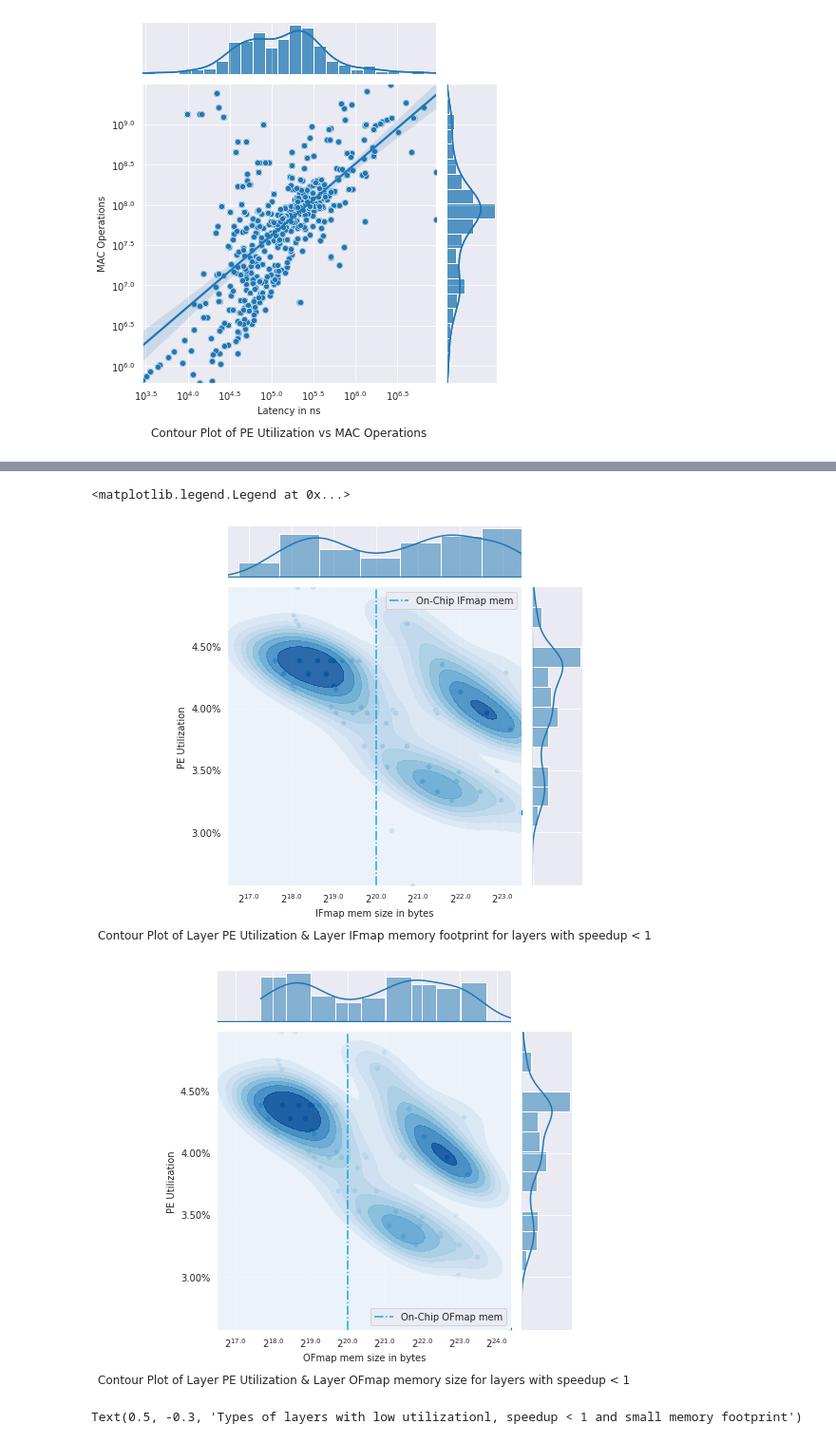
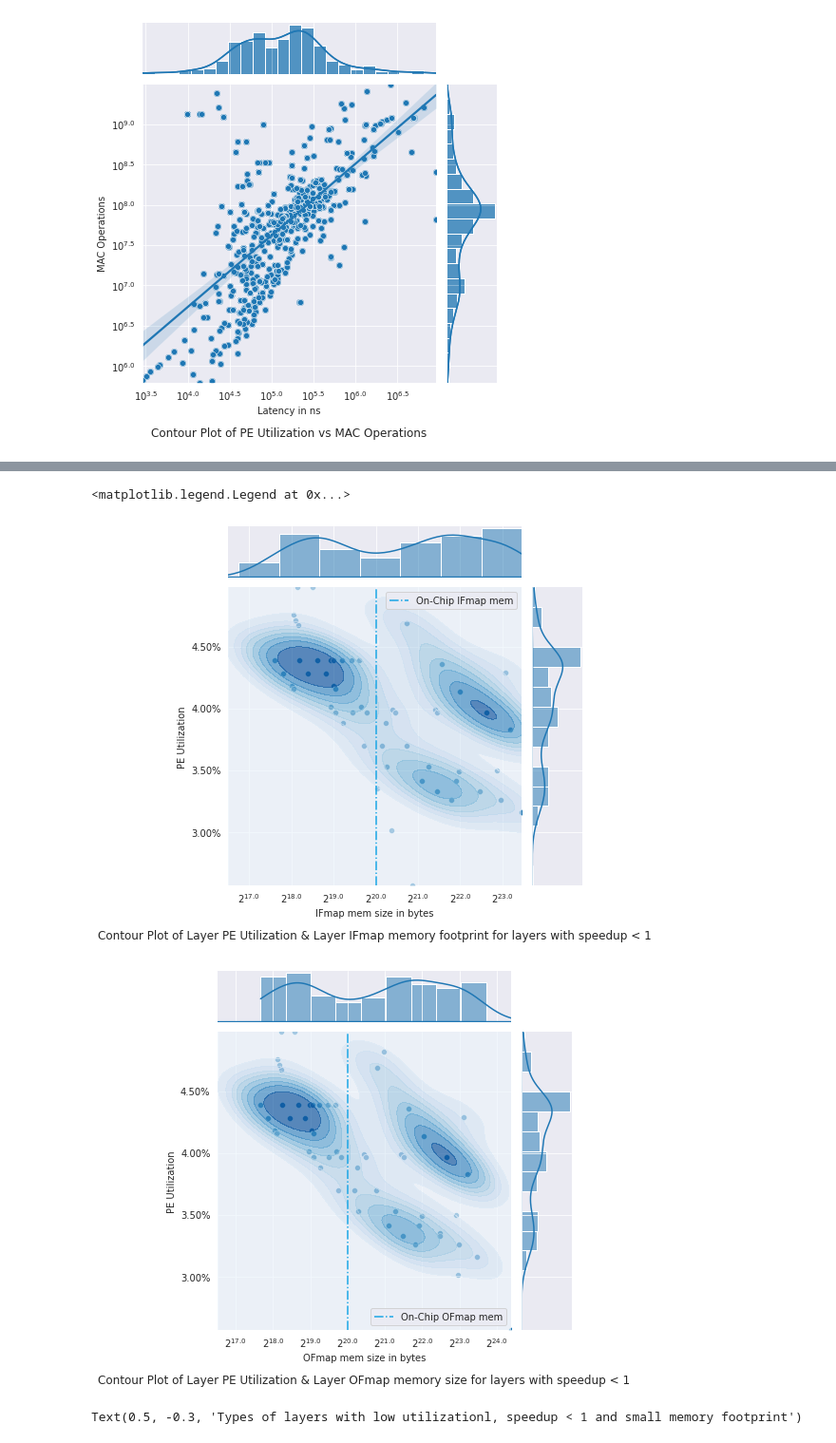
Before and after one commit to asultan123/hero-sim, a Jupyter notebook: scripts/playground.ipynb, the cells around one changed output, grey strips where cells are left out. Shown at 95% size. Saved outputs shown, nothing was run; the diff lists cells and outputs as text; code cells hidden in the pictures.

Commit message:
updated alpha for some figures

```diff
--- a/scripts/playground.ipynb
+++ b/scripts/playground.ipynb
@@ -226,7 +226,7 @@ plt = se.jointplot(
     cmap="Blues",
     zorder=5,
     levels=10,
-    alpha=0.85,
+    alpha=0.65,
     shade=True,
     thresh=0,
     ylim=(
@@ -251,36 +251,36 @@ plt.ax_joint.legend()
 plt = se.jointplot(
     data=slow_layer_properties,
     x="ofmap_mem",
     y="util",
     kind="kde",
     cmap="Blues",
     zorder=5,
     levels=10,
-    alpha=0.9,
+    alpha=0.65,
     shade=True,
     thresh=0,
     ylim=(
         slow_layer_properties[["util"]].min().item(),
         slow_layer_properties[["util"]].max().item(),
     ),
     xlim=(
         16.5,
         slow_layer_properties[["ofmap_mem"]].max().item(),
     ),
 )
 plt.plot_joint(se.scatterplot)
 plt.plot_marginals(se.histplot, zorder=0, kde=True)
 plt.ax_marg_y.yaxis.set_major_formatter(mtick.PercentFormatter())
 plt.ax_marg_x.set_xticklabels([r'$2^{'+str(i)+'}$' for i in plt.ax_marg_x.get_xticks()])
 plt.ax_joint.set_ylabel('PE Utilization')
 plt.ax_joint.set_xlabel('OFmap mem size in bytes')
 plt.ax_joint.set_title('Contour Plot of Layer PE Utilization & Layer OFmap memory size for layers with speedup < 1', y = -0.2)
 plt.ax_joint.axvline(x = 20, color='#18A5E5', alpha=1, linestyle='-.', zorder=10, label='On-Chip OFmap mem')
 plt.ax_joint.legend()
 # %% [output]
 <matplotlib.legend.Legend at 0x...>
-[figure, old version]
+[figure, new version]
-[figure, old version]
+[figure, new version]
 # %%
 layer_metrics = pd.read_csv('../data/layer_metrics.csv', index_col=[0, 1])
 arch_metrics = pd.read_csv('../data/arch_metrics_iofmap_1mb.csv', index_col=[0,1],)
```
Also changed, not shown: parts of 1 cell of this notebook.
